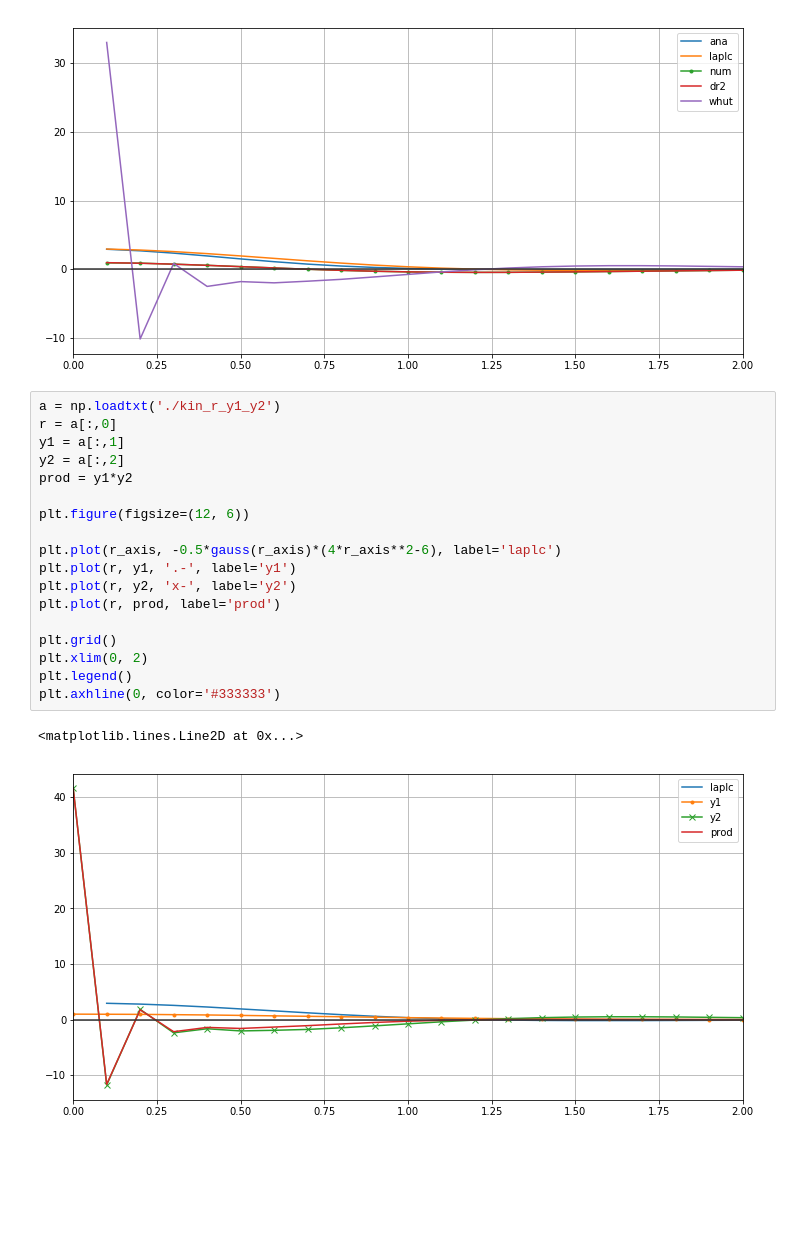
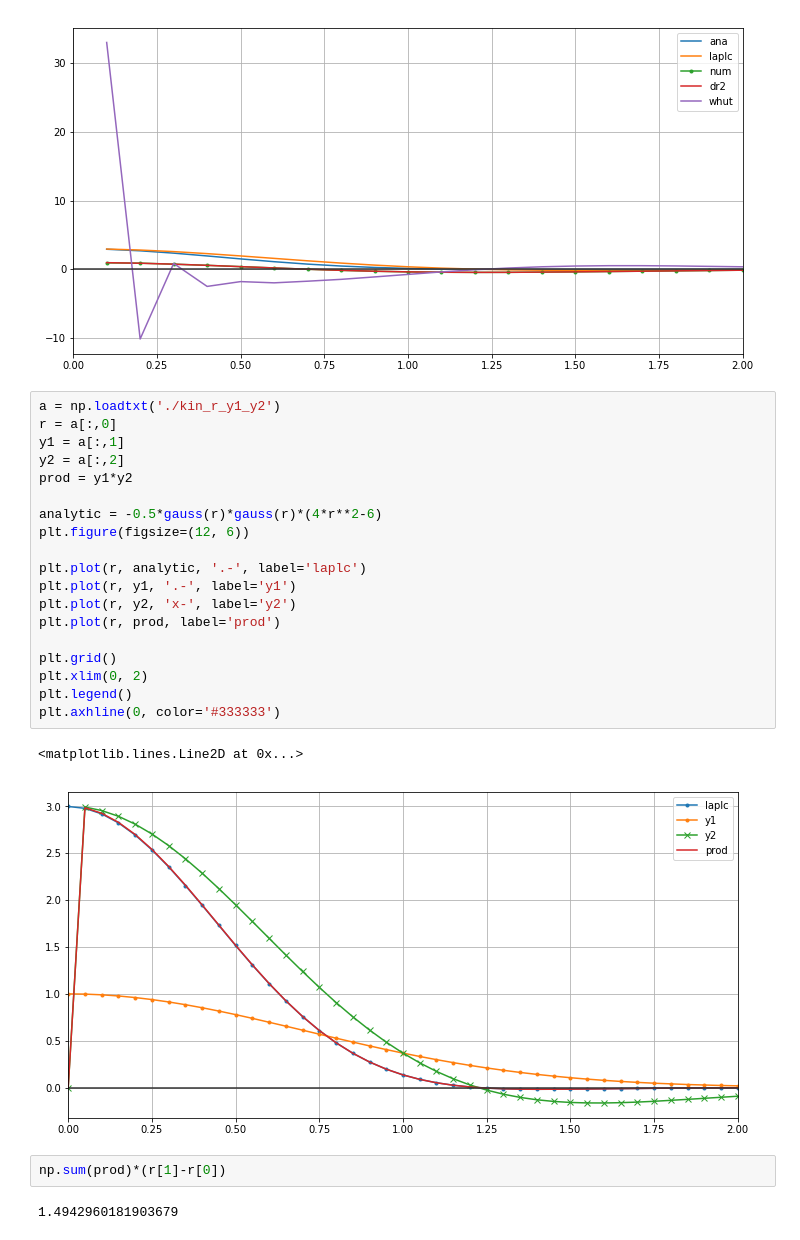
Before and after one commit to cp2k/libni, a Jupyter notebook: ipynb/test.ipynb, the cells around one changed output. Cells and saved outputs as stored; diff of their text form; blank space fills up the shorter version.

```diff
--- a/ipynb/test.ipynb
+++ b/ipynb/test.ipynb
@@ -97,21 +97,26 @@ plt.axhline(0, color='#333333')
 # %%
 a = np.loadtxt('./kin_r_y1_y2')
 r = a[:,0]
 y1 = a[:,1]
 y2 = a[:,2]
 prod = y1*y2
 
+analytic = -0.5*gauss(r)*gauss(r)*(4*r**2-6)
 plt.figure(figsize=(12, 6))
 
-plt.plot(r_axis, -0.5*gauss(r_axis)*(4*r_axis**2-6), label='laplc')
+plt.plot(r, analytic, '.-', label='laplc')
 plt.plot(r, y1, '.-', label='y1')
 plt.plot(r, y2, 'x-', label='y2')
 plt.plot(r, prod, label='prod')
 
 plt.grid()
 plt.xlim(0, 2)
 plt.legend()
 plt.axhline(0, color='#333333')
 # %% [output]
 <matplotlib.lines.Line2D at 0x...>
-[figure, old version]
+[figure, new version]
+# %%
+np.sum(prod)*(r[1]-r[0])
+# %% [output]
+1.4942960181903679
```
Also changed, not shown: parts of 1 cell of this notebook, 7 other files.
